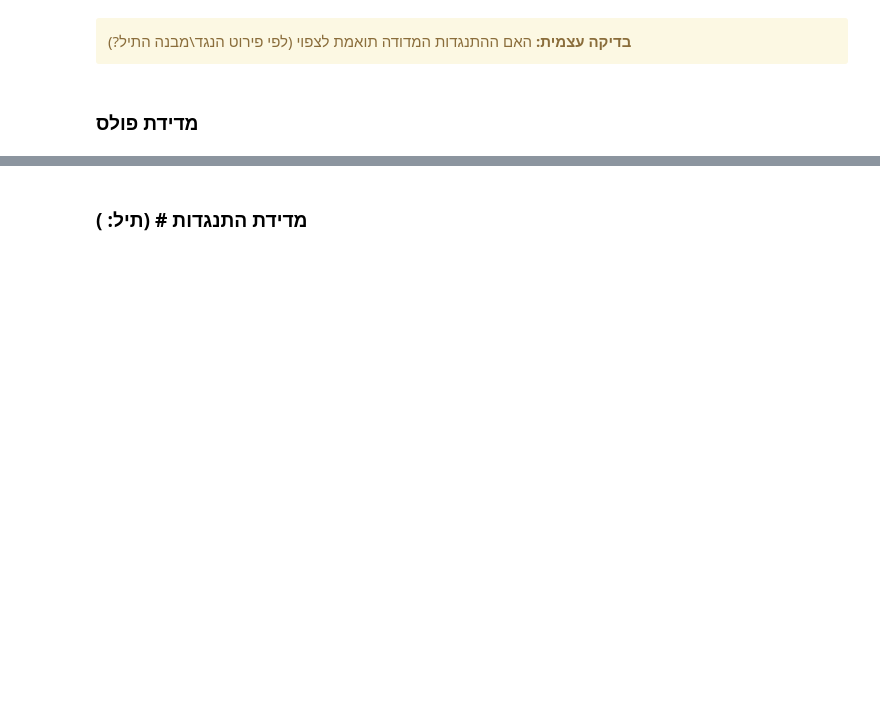
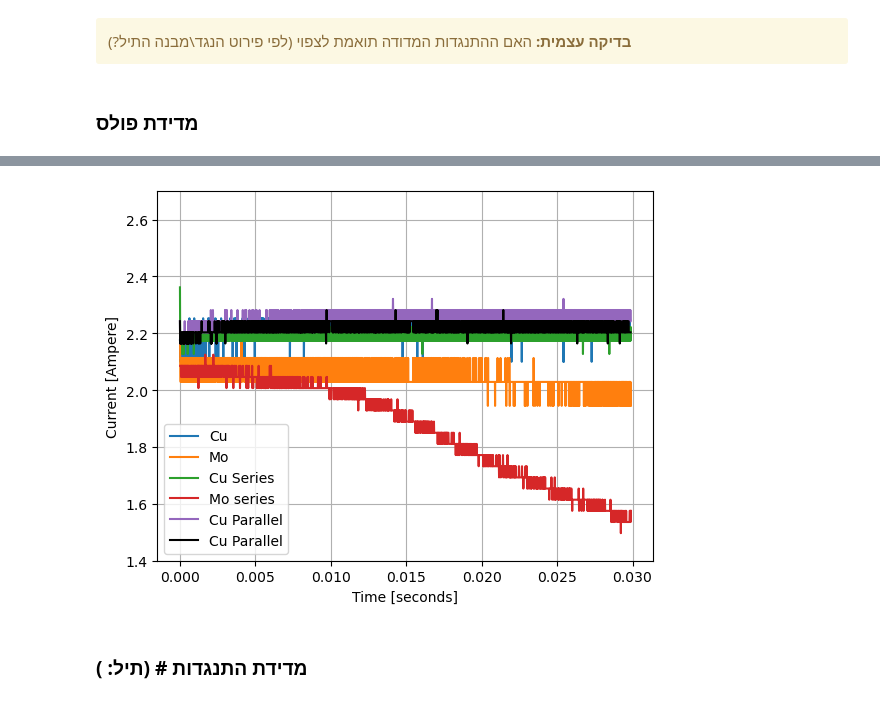
Before and after one commit to eranShalev/Resistance_Lab, a Jupyter notebook: Lab2_Resistance_LogBook_Arad_Eran.ipynb, the cells around one changed output, grey strips where cells are left out. Cells and saved outputs as stored; diff of their text form; code cells hidden in the pictures; blank space fills up the shorter version.

```diff
--- a/Lab2_Resistance_LogBook_Arad_Eran.ipynb
+++ b/Lab2_Resistance_LogBook_Arad_Eran.ipynb
@@ -165,23 +172,17 @@ def get_pulse_current_first_meas(filename):
 def importData_second_meas(filename):
   # use skiprows to skip the scope setup information
   # usecols column numbers starting from 0
-  t, v1, v2 = np.loadtxt(filename, delimiter=',', skiprows=59, usecols=[3,4,5]).T
-  t = t + np.abs(t[0])
-  return t, v1, v2
+  data = np.loadtxt(filename, delimiter=',', skiprows=59, usecols=[3,4,5])
+  filtered_data = data[data[:, 1] >= 0.6]
+  t, Vx, Vy = filtered_data.T
+
+  t = abs(np.min(t)) + t
+  return t, Vx, Vy
 
 def get_pulse_current(filename):
     t1, Vx1, Vy1 = importData_second_meas(filename)
 
-    Vr1 = Vx1 - Vy1
-    Ir1 = Vr1 / R_0#
-
-     ### plotting:
-
-    plt.figure()
-    plt.plot(t1, Ir1, 'b', label='Current Over Time')
-    plt.grid()
-    plt.xlabel("Time [seconds]")
-    plt.ylabel("Current [Ampere]")
-    plt.show()
+    Ir1 = Vy1 / R_0#
+    return t1, Ir1
 # %%
 get_pulse_current_first_meas(r"Measurements/R0.CSV")
@@ -202,3 +195,27 @@ get_pulse_current(r"Measurements//R3_R4_Parallel.CSV")
+# %%
+t_Cu_I, Cu_I = get_pulse_current(r"Measurements//R1.CSV")
+t_Mo_I, Mo_I = get_pulse_current(r"Measurements//R3.CSV") # Yeepee
+tCu_Series_I, Cu_Series_I = get_pulse_current(r"Measurements//R1_R2_Queue.CSV")
+t_Mo_Series_I, Mo_Series_I = get_pulse_current(r"Measurements//R3_R4_Queue.CSV")
+t_Cu_Parallel_I, Cu_Parallel_I = get_pulse_current(r"Measurements//R1_R2_Parallel.CSV")
+t_Mo_Parallel_I, Mo_Parallel_I = get_pulse_current(r"Measurements//R3_R4_Parallel.CSV")
+
+plt.figure()
+plt.ylim(1.4, 2.7)
+plt.plot(t_Cu_I, Cu_I, linestyle='solid', label='Cu')
+plt.plot(t_Mo_I, Mo_I, linestyle='solid', label='Mo')
+plt.plot(tCu_Series_I, Cu_Series_I, linestyle='solid', label='Cu Series')
+plt.plot(t_Mo_Series_I, Mo_Series_I, linestyle='solid', label='Mo series')
+plt.plot(t_Cu_Parallel_I, Cu_Parallel_I, linestyle='solid', label='Cu Parallel')
+plt.plot(t_Mo_Parallel_I, Mo_Parallel_I, color="black", linestyle='solid', label='Cu Parallel')
+
+plt.grid()
+plt.legend()
+plt.xlabel("Time [seconds]")
+plt.ylabel("Current [Ampere]")
+plt.show()
+# %% [output]
+[figure, added]
 # %% [markdown]
 <div dir=rtl>
     <h3>
```
Also changed, not shown: parts of 19 cells of this notebook, 1 other file.
